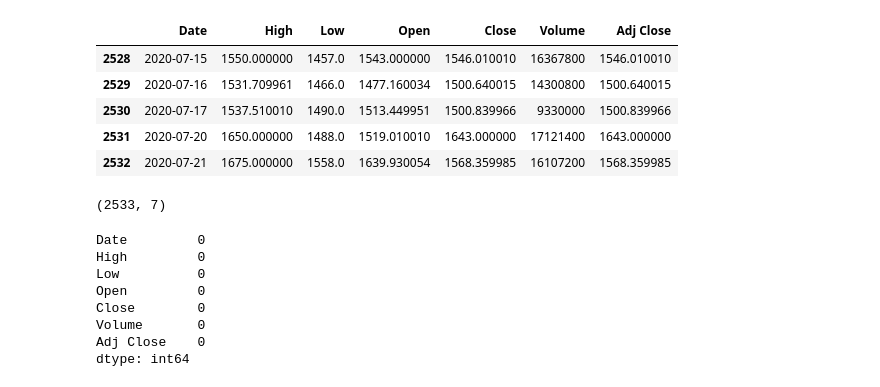
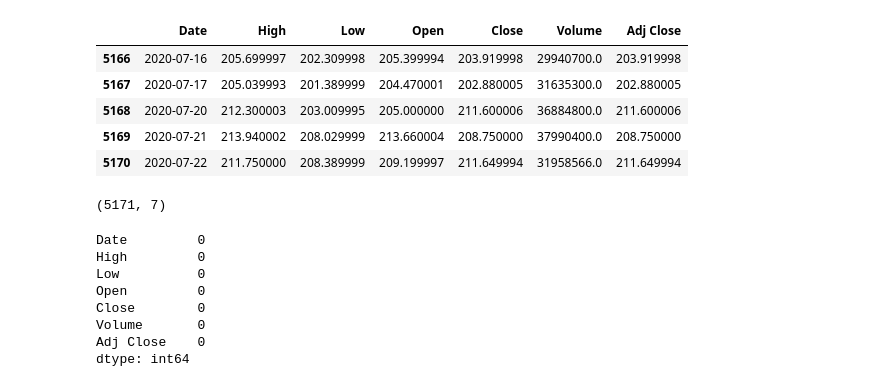
Before and after one commit to abakhru/stock_prediction, a Jupyter notebook: collab/AxisBankLSTM-checkpoint.ipynb, the cells around one changed output. Cells and saved outputs as stored; diff of their text form; code cells hidden in the pictures.

```diff
--- a/collab/AxisBankLSTM-checkpoint.ipynb
+++ b/collab/AxisBankLSTM-checkpoint.ipynb
@@ -15,31 +16,33 @@ import graphviz
 # %%
 TODAY_DATE = datetime.now().strftime("%Y-%m-%d")
-stock_symbol = 'TSLA'
-csv_path = Path(f'{stock_symbol.lower()}_quote_{TODAY_DATE}.csv')
+data_dir = Path.cwd().parent.resolve().joinpath('data')
+stock_symbol = 'MSFT'
+
+csv_path = data_dir.joinpath(f'{stock_symbol.lower()}_quote_{TODAY_DATE}.csv')
 if csv_path.exists():
     df = pd.read_csv(csv_path)
 else:
     df = pandas_datareader.DataReader(name=stock_symbol,
                                       data_source='yahoo',
                                       start='2000-01-01',
                                       end=TODAY_DATE)
     df.to_csv(csv_path)
 df.head()
 # date_time = pd.to_datetime(df['Date'])
 # print(date_time)
 # df.set_index(date_time)
 df.tail()
 # %% [output]
 |  | Date | High | Low | Open | Close | Volume | Adj Close |
-| 2528 | 2020-07-15 | 1550.000000 | 1457.0 | 1543.000000 | 1546.010010 | 16367800 | 1546.010010 |
-| 2529 | 2020-07-16 | 1531.709961 | 1466.0 | 1477.160034 | 1500.640015 | 14300800 | 1500.640015 |
-| 2530 | 2020-07-17 | 1537.510010 | 1490.0 | 1513.449951 | 1500.839966 | 9330000 | 1500.839966 |
-| 2531 | 2020-07-20 | 1650.000000 | 1488.0 | 1519.010010 | 1643.000000 | 17121400 | 1643.000000 |
-| 2532 | 2020-07-21 | 1675.000000 | 1558.0 | 1639.930054 | 1568.359985 | 16107200 | 1568.359985 |
+| 5166 | 2020-07-16 | 205.699997 | 202.309998 | 205.399994 | 203.919998 | 29940700.0 | 203.919998 |
+| 5167 | 2020-07-17 | 205.039993 | 201.389999 | 204.470001 | 202.880005 | 31635300.0 | 202.880005 |
+| 5168 | 2020-07-20 | 212.300003 | 203.009995 | 205.000000 | 211.600006 | 36884800.0 | 211.600006 |
+| 5169 | 2020-07-21 | 213.940002 | 208.029999 | 213.660004 | 208.750000 | 37990400.0 | 208.750000 |
+| 5170 | 2020-07-22 | 211.750000 | 208.389999 | 209.199997 | 211.649994 | 31958566.0 | 211.649994 |
 # %%
 df.shape
 # %% [output]
-(2533, 7)
+(5171, 7)
 # %%
 df.isnull().sum()
 # %% [output]
```
Also changed, not shown: parts of 14 cells of this notebook, 5 other files.
